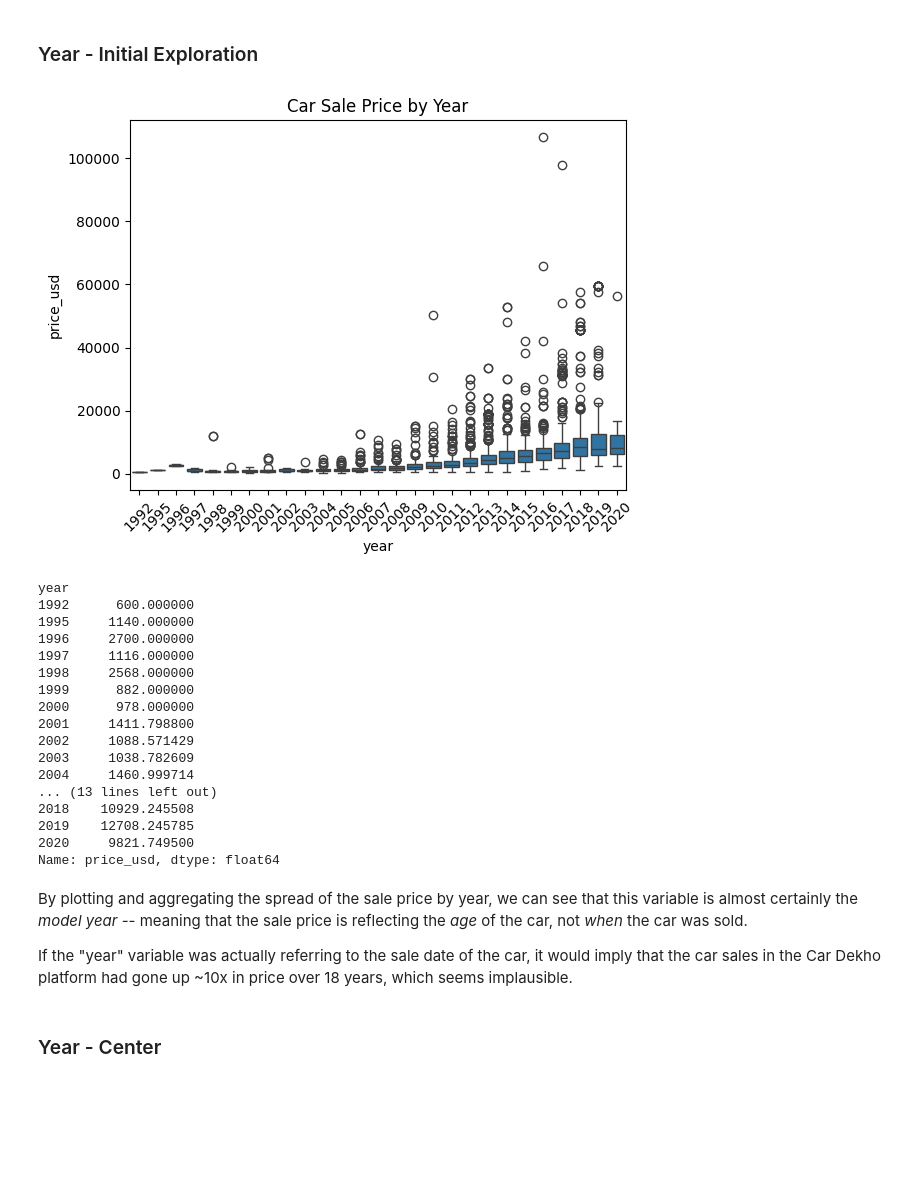
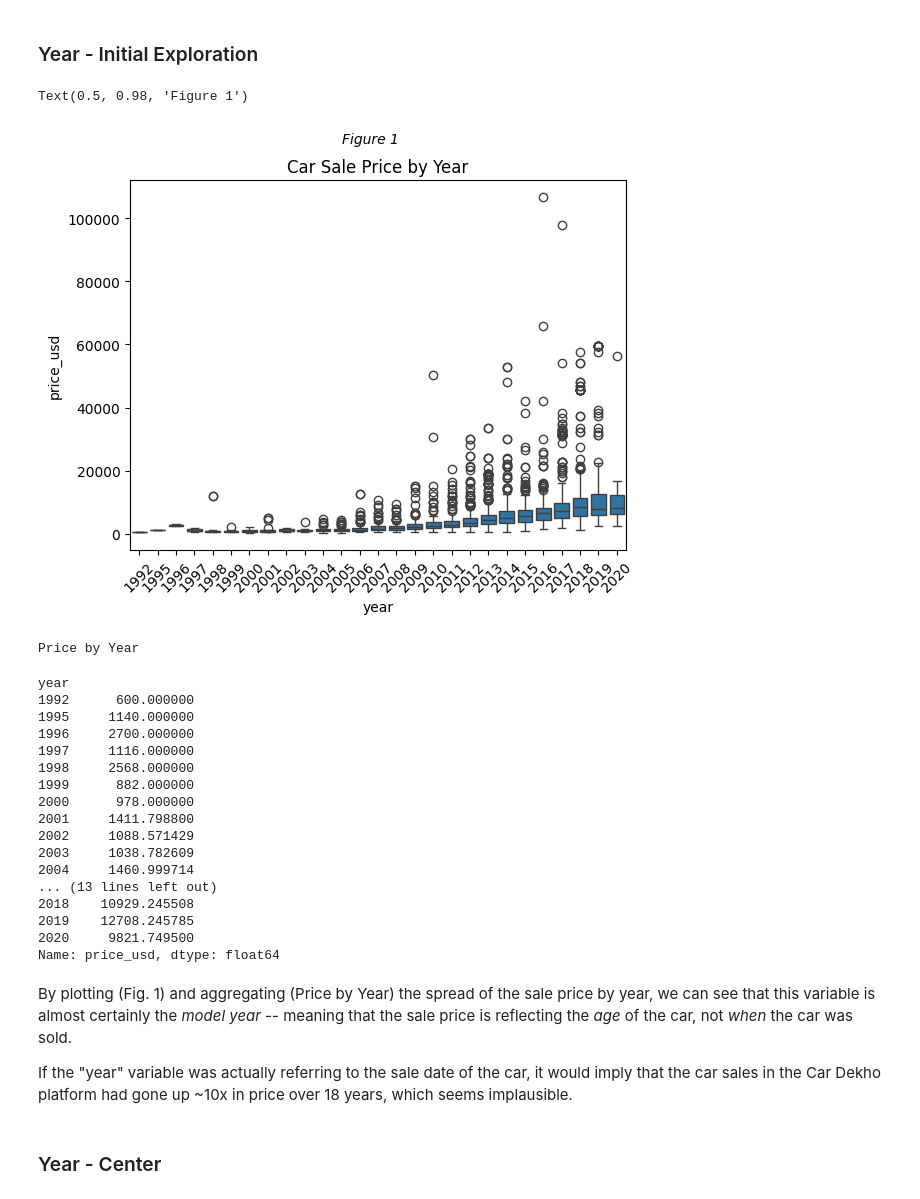
Before and after one commit to leoflewis/631-project-2, a Jupyter notebook: Project-Notebook.ipynb, the cells around one changed output. Saved outputs shown, nothing was run; the diff lists cells and outputs as text; code cells hidden in the pictures; blank space fills up the shorter version.

Commit message:
added figure numbers, table labels, and some text adjustments

```diff
--- a/Project-Notebook.ipynb
+++ b/Project-Notebook.ipynb
@@ -105,31 +107,35 @@ This could mean:
 # %%
 p = sns.boxplot(x='year',y='price_usd', data=df)
 plt.xticks(rotation=45)
 trash = p.set_title('Car Sale Price by Year')
+plt.suptitle("Figure 1", style = 'italic', size=10)
 # %% [output]
+Text(0.5, 0.98, 'Figure 1')
-[figure, old version]
+[figure, new version]
 # %%
-df.groupby(['year'])['price_usd'].mean()
+print("Price by Year")
+display(df.groupby(['year'])['price_usd'].mean())
 # %% [output]
-year
-1992      600.000000
-1995     1140.000000
-1996     2700.000000
-1997     1116.000000
-1998     2568.000000
-1999      882.000000
-2000      978.000000
-2001     1411.798800
-2002     1088.571429
-2003     1038.782609
-2004     1460.999714
-... (13 lines left out)
-2018    10929.245508
-2019    12708.245785
-2020     9821.749500
-Name: price_usd, dtype: float64
+Price by Year
+year
+1992      600.000000
+1995     1140.000000
+1996     2700.000000
+1997     1116.000000
+1998     2568.000000
+1999      882.000000
+2000      978.000000
+2001     1411.798800
+2002     1088.571429
+2003     1038.782609
+2004     1460.999714
+... (13 lines left out)
+2018    10929.245508
+2019    12708.245785
+2020     9821.749500
+Name: price_usd, dtype: float64
 # %% [markdown]
-By plotting and aggregating the spread of the sale price by year, we can see that this variable is almost certainly the *model year* -- meaning that the sale price is reflecting the *age* of the car, not *when* the car was sold.
+By plotting (Fig. 1) and aggregating (Price by Year) the spread of the sale price by year, we can see that this variable is almost certainly the *model year* -- meaning that the sale price is reflecting the *age* of the car, not *when* the car was sold.
 
 If the "year" variable was actually referring to the sale date of the car, it would imply that the car sales in the Car Dekho platform had gone up ~10x in price over 18 years, which seems implausible.
 # %% [markdown]
```
Also changed, not shown: parts of 75 cells of this notebook, 1 other file.
